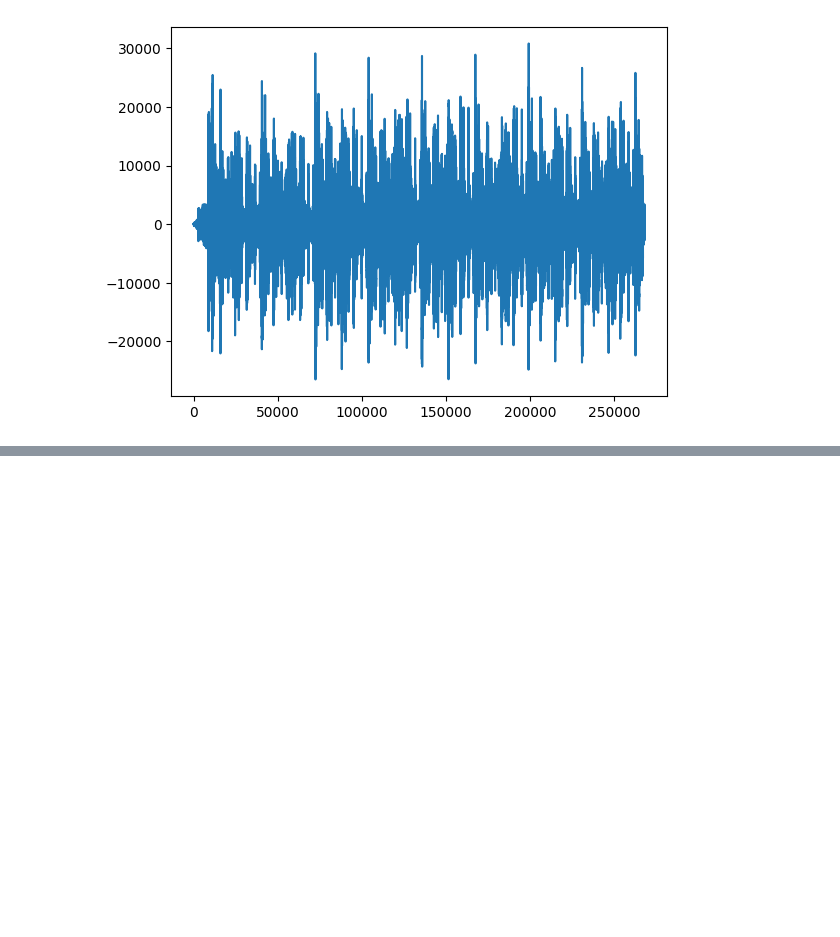
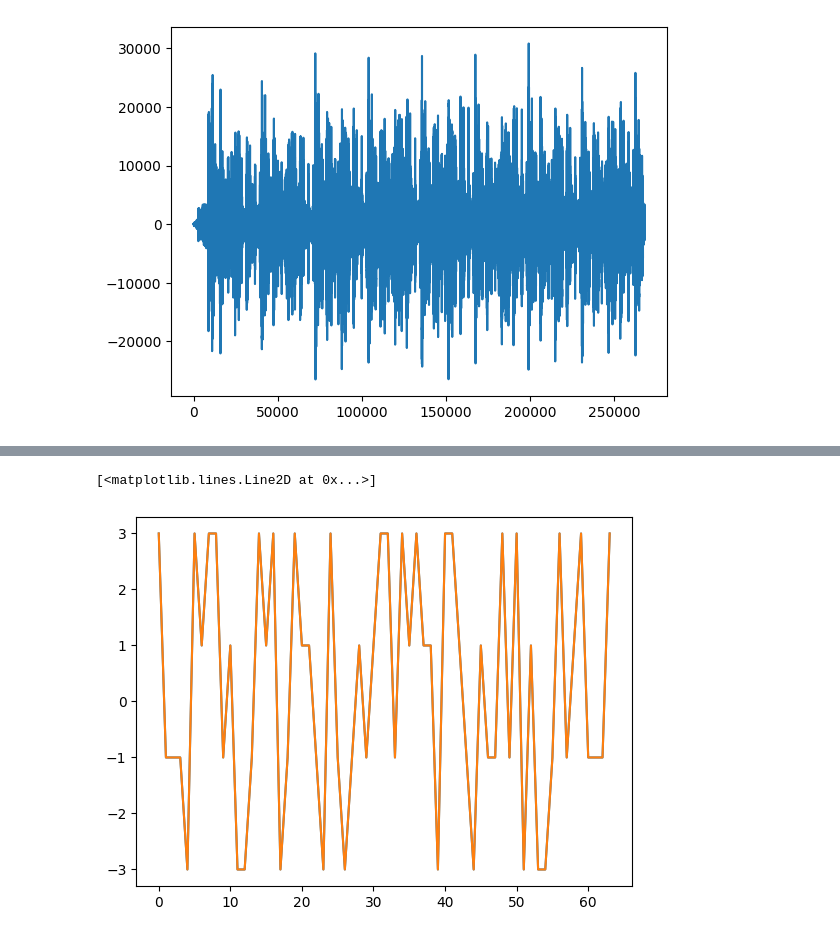
Before and after one commit to ukunliu/WSN_simulation, a Jupyter notebook: src/test.ipynb, the cells around one changed output, grey strips where cells are left out. Drawn from its saved outputs; the diff is of its cells as text; code cells hidden in the pictures; blank space fills up the shorter version.

```diff
--- a/src/test.ipynb
+++ b/src/test.ipynb
@@ -112,0 +196,33 @@ a.gp
+# %%
+def channeling(sig, channel_response):
+    r'''
+    model wireless channel with impluse response - channel response
+    add some noise maybe
+    '''
+    output = np.convolve(sig, channel_response)
+    signal_power = np.mean(abs(output ** 2))
+    snr = 10
+    sigma2 = signal_power * 10 ** (-snr /10) # noise power based on signal power and SNR
+    noise = np.sqrt(sigma2/2) * (np.random.randn(*output.shape) + 1j * np.random.randn(*output.shape))
+
+    return output #+ noise
+
+
+def remove_cp(sig_t, cp, K):
+    r'''
+    remove cyclic prefix
+    a window of K samples is extracted
+    '''
+    return sig_t[cp:(cp+K)]
+
+def dft(sig_t):
+    return np.fft.fft(sig_t)
+# %%
+ofdm_rx = remove_cp(ofdm_cp, cp, K)
+ofdm_demod = dft(ofdm_rx)
+# %%
+plt.plot(ofdm_demod)
+plt.plot(symbol)
+# %% [output]
+[<matplotlib.lines.Line2D at 0x...>]
+[figure, added]
```
Also changed, not shown: parts of 10 cells of this notebook.
